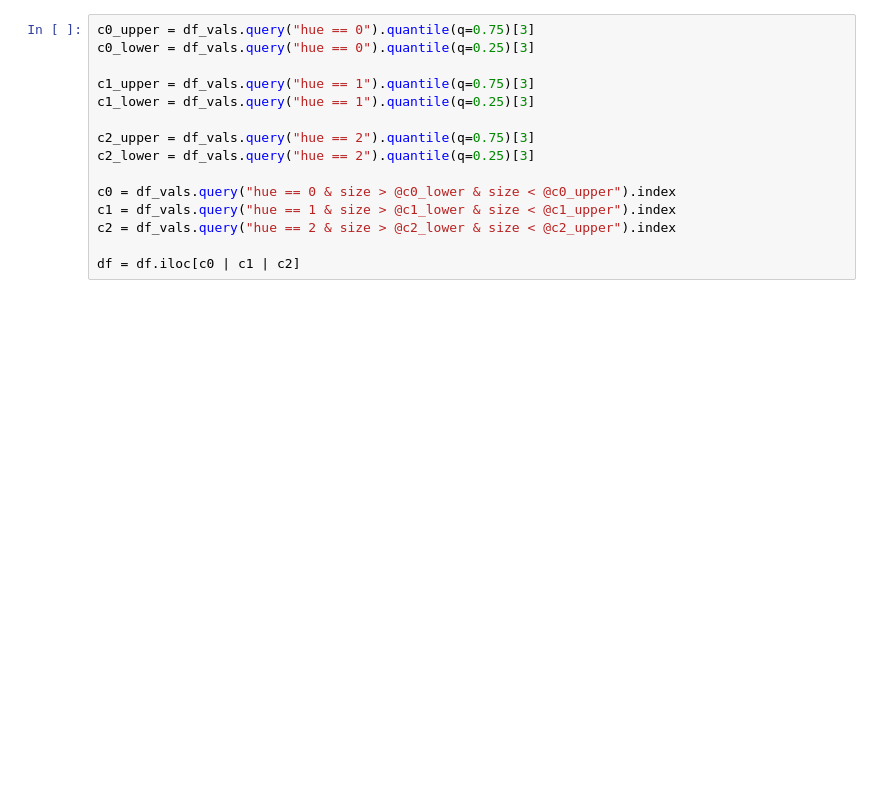
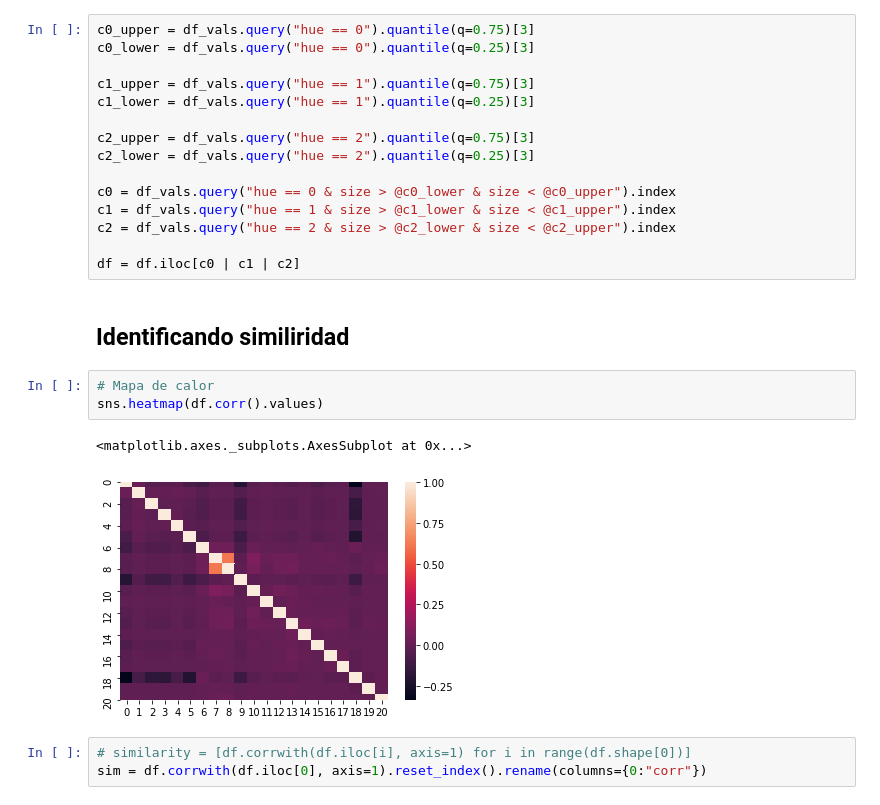
Before and after one commit to EdRome/recom_system, a Jupyter notebook: Recom_system.ipynb, the cells around one changed output. Drawn from its saved outputs; the diff is of its cells as text; blank space fills up the shorter version.

Commit message:
Recommendation system completed
Adding the Pearson correlation to identify similarity between users
Using XGBoost to recommend amounts

```diff
--- a/Recom_system.ipynb
+++ b/Recom_system.ipynb
@@ -212,3 +214,14 @@ c1 = df_vals.query("hue == 1 & size > @c1_lower & size < @c1_upper").index
 c2 = df_vals.query("hue == 2 & size > @c2_lower & size < @c2_upper").index
 
 df = df.iloc[c0 | c1 | c2]
+# %% [markdown]
+## Identificando similiridad ##
+# %%
+# Mapa de calor
+sns.heatmap(df.corr().values)
+# %% [output]
+<matplotlib.axes._subplots.AxesSubplot at 0x...>
+[figure, added]
+# %%
+# similarity = [df.corrwith(df.iloc[i], axis=1) for i in range(df.shape[0])]
+sim = df.corrwith(df.iloc[0], axis=1).reset_index().rename(columns={0:"corr"})
```
Also changed, not shown: parts of 4 cells of this notebook.
